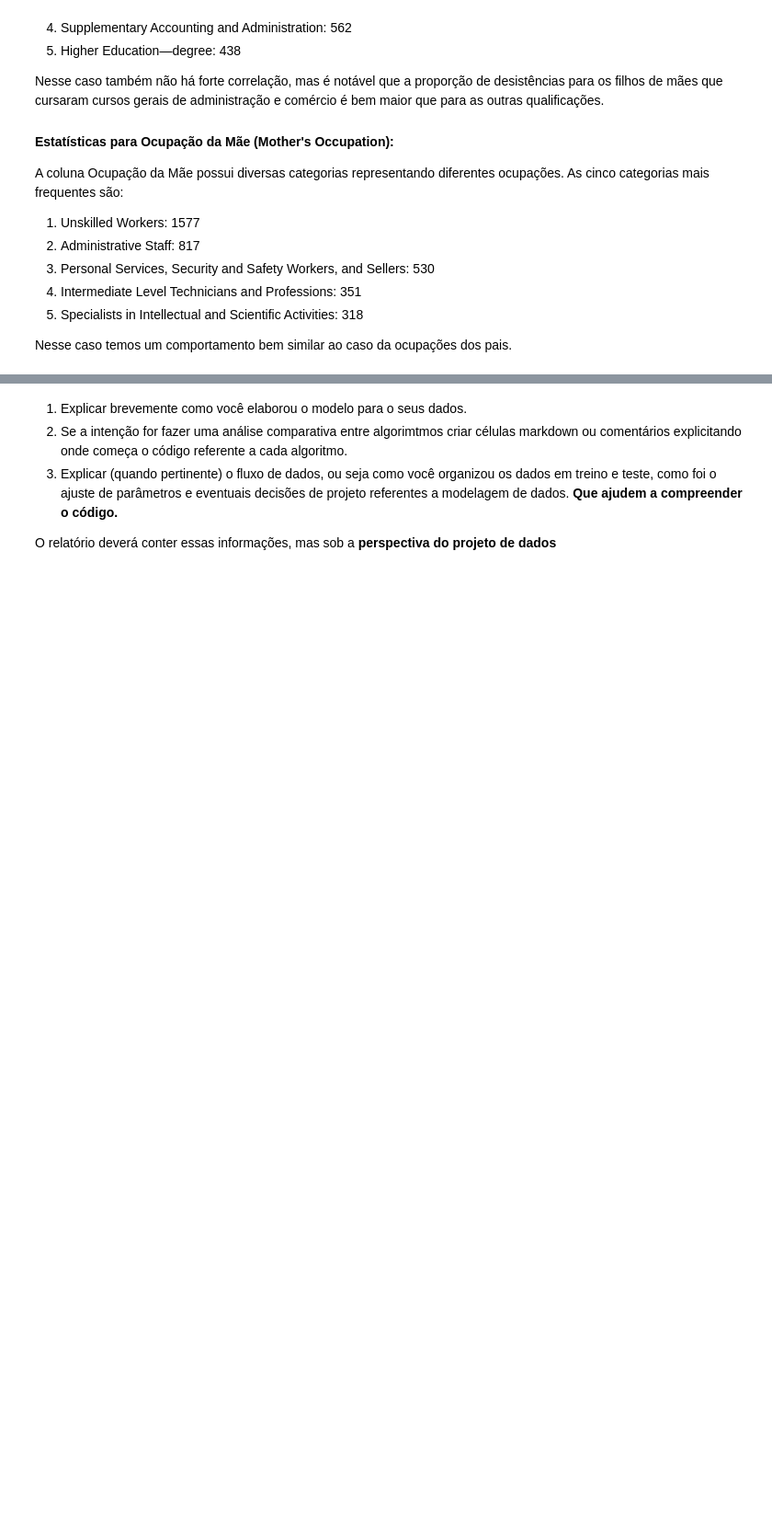
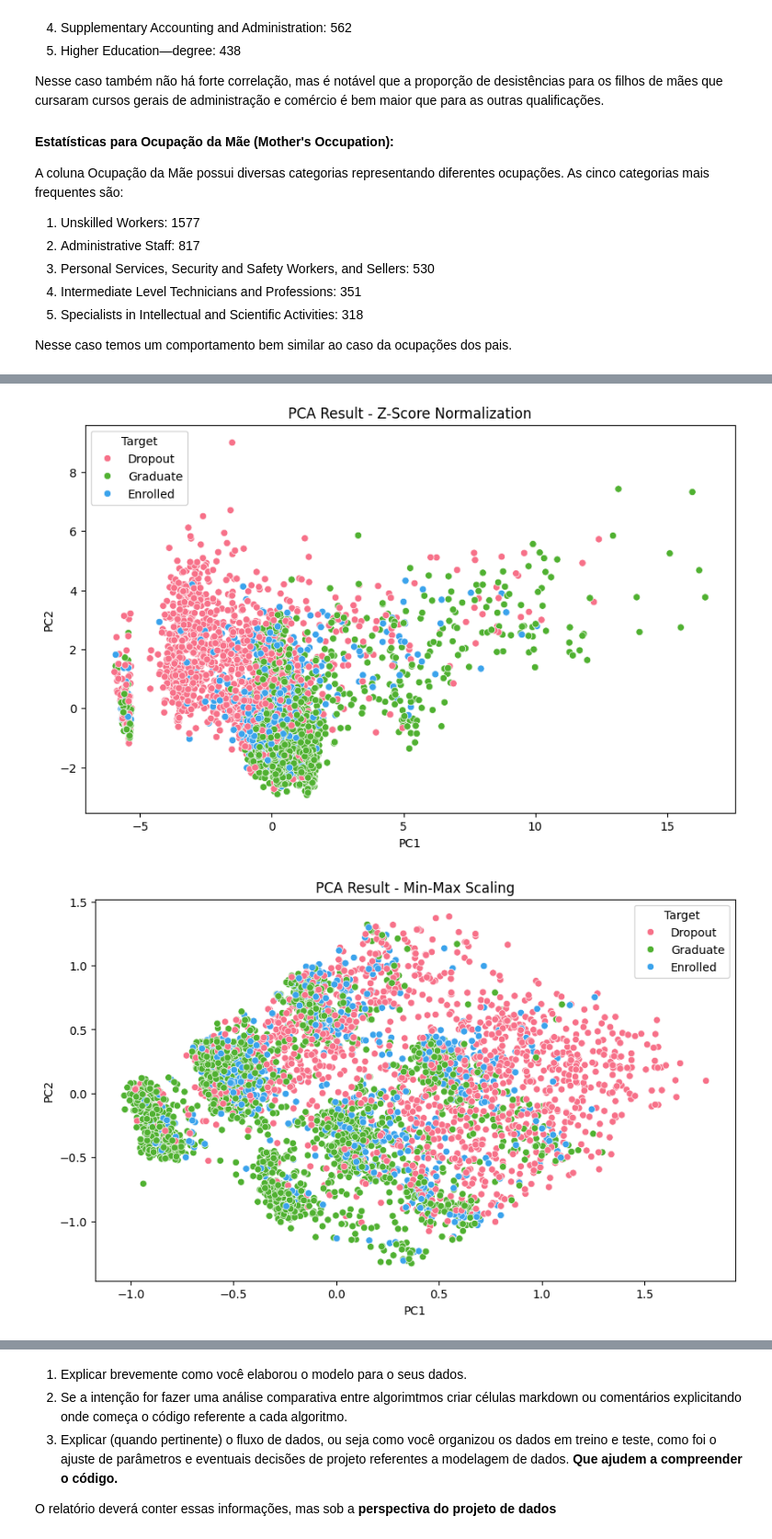
Before and after one commit to Chbmleao/DataMining-TP4, a Jupyter notebook: TP_Mineração_de_Dados.ipynb, the cells around one changed output, grey strips where cells are left out. Shown at 92% size. Drawn from its saved outputs; the diff is of its cells as text; code cells hidden in the pictures; blank space fills up the shorter version.

```diff
--- a/TP_Mineração_de_Dados.ipynb
+++ b/TP_Mineração_de_Dados.ipynb
@@ -516,0 +623,42 @@ Nesse caso temos um comportamento bem similar ao caso da ocupações dos pais.
+# %%
+from sklearn.decomposition import PCA
+import matplotlib.pyplot as plt
+import seaborn as sns
+import pandas as pd
+
+# Mapeamento para a legenda
+target_legend_mapping = {0: 'Dropout', 1: 'Enrolled', 2: 'Graduate'}
+
+# Função para aplicar o PCA e plotar os resultados
+def visualizar_pca(df, title):
+    # Separar a coluna alvo
+    target = df['Target']
+
+    # Remover a coluna alvo antes de aplicar o PCA
+    df_sem_target = df.drop('Target', axis=1)
+
+    # Inicializar o PCA com 2 componentes
+    pca = PCA(n_components=2)
+
+    # Aplicar o PCA nas colunas restantes
+    pca_result = pca.fit_transform(df_sem_target)
+
+    # Criar DataFrame com os resultados do PCA
+    df_pca = pd.DataFrame(data=pca_result, columns=['PC1', 'PC2'])
+
+    # Adicionar a coluna alvo ao DataFrame PCA para visualização
+    df_pca['Target'] = target.map(target_legend_mapping)
+
+    # Plotar o gráfico 2D
+    plt.figure(figsize=(10, 6))
+    sns.scatterplot(x='PC1', y='PC2', hue='Target', data=df_pca, palette='husl')
+    plt.title(title)
+    plt.show()
+
+# Aplicar PCA e visualizar resultados para cada técnica de normalização
+visualizar_pca(df_preparado_zscore, 'PCA Result - Z-Score Normalization')
+visualizar_pca(df_preparado_minmax, 'PCA Result - Min-Max Scaling')
+visualizar_pca(df_preparado_robust, 'PCA Result - Robust Scaling')
+# %% [output]
+[figure, added]
+[figure, added]
```
Also changed, not shown: parts of 14 cells of this notebook.
